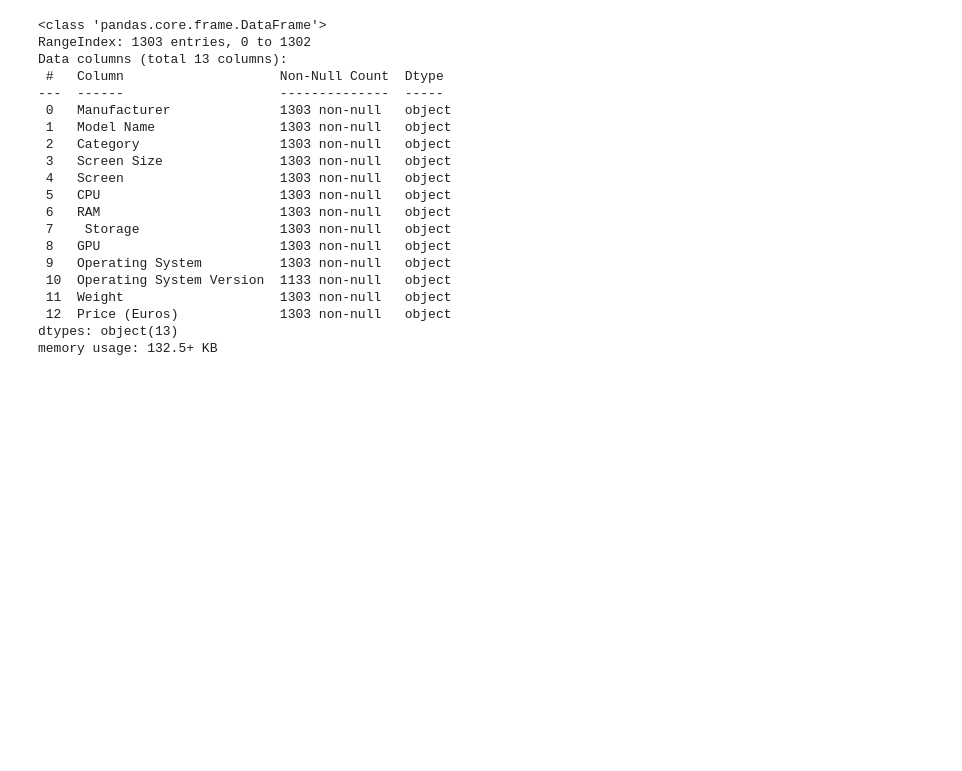
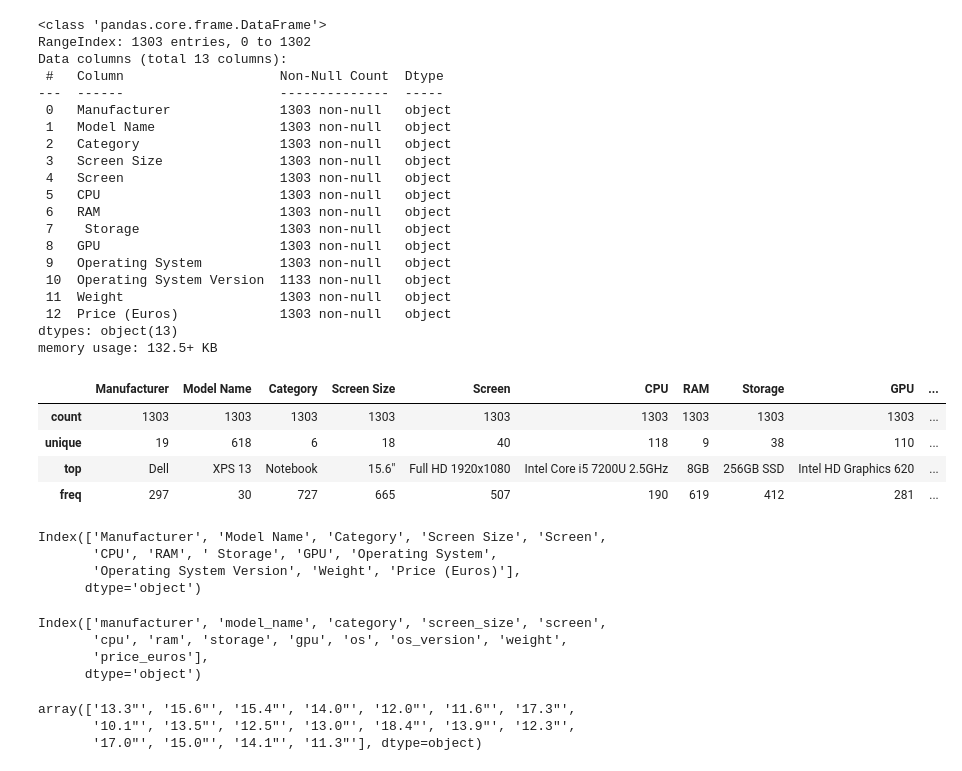
Before and after one commit to ChiragAgrawal12/Project_AU, a Jupyter notebook: Pandas/Laptop.ipynb, the cells around one changed output. Cells and saved outputs as stored; diff of their text form; code cells hidden in the pictures; blank space fills up the shorter version.

Commit message:
Data Pre-processing

```diff
--- a/Pandas/Laptop.ipynb
+++ b/Pandas/Laptop.ipynb
@@ -63,3 +63,18 @@ Data columns (total 13 columns):
  12  Price (Euros)             1303 non-null   object
 dtypes: object(13)
 memory usage: 132.5+ KB
+# %%
+df.describe()                            # Statistical summary of numerical columns
+# %% [output]
+|  | Manufacturer | Model Name | Category | Screen Size | Screen | CPU | RAM | Storage | GPU | ... |
+| count | 1303 | 1303 | 1303 | 1303 | 1303 | 1303 | 1303 | 1303 | 1303 | ... |
+| unique | 19 | 618 | 6 | 18 | 40 | 118 | 9 | 38 | 110 | ... |
+| top | Dell | XPS 13 | Notebook | 15.6" | Full HD 1920x1080 | Intel Core i5 7200U 2.5GHz | 8GB | 256GB SSD | Intel HD Graphics 620 | ... |
+| freq | 297 | 30 | 727 | 665 | 507 | 190 | 619 | 412 | 281 | ... |
+# %%
+df.columns                               # List of column names in the DataFrame
+# %% [output]
+Index(['Manufacturer', 'Model Name', 'Category', 'Screen Size', 'Screen',
+       'CPU', 'RAM', ' Storage', 'GPU', 'Operating System',
+       'Operating System Version', 'Weight', 'Price (Euros)'],
+      dtype='object')
@@ -65,0 +90,8 @@ memory usage: 132.5+ KB
+# %%
+df.columns=[clean_column(col) for col in df.columns]   # Clean all column names
+df.columns
+# %% [output]
+Index(['manufacturer', 'model_name', 'category', 'screen_size', 'screen',
+       'cpu', 'ram', 'storage', 'gpu', 'os', 'os_version', 'weight',
+       'price_euros'],
+      dtype='object')
@@ -65,0 +104,6 @@ memory usage: 132.5+ KB
+# %%
+df['screen_size'].unique()            # Unique values in the 'screen_size' column
+# %% [output]
+array(['13.3"', '15.6"', '15.4"', '14.0"', '12.0"', '11.6"', '17.3"',
+       '10.1"', '13.5"', '12.5"', '13.0"', '18.4"', '13.9"', '12.3"',
+       '17.0"', '15.0"', '14.1"', '11.3"'], dtype=object)
```
Also changed, not shown: parts of 16 cells of this notebook.
